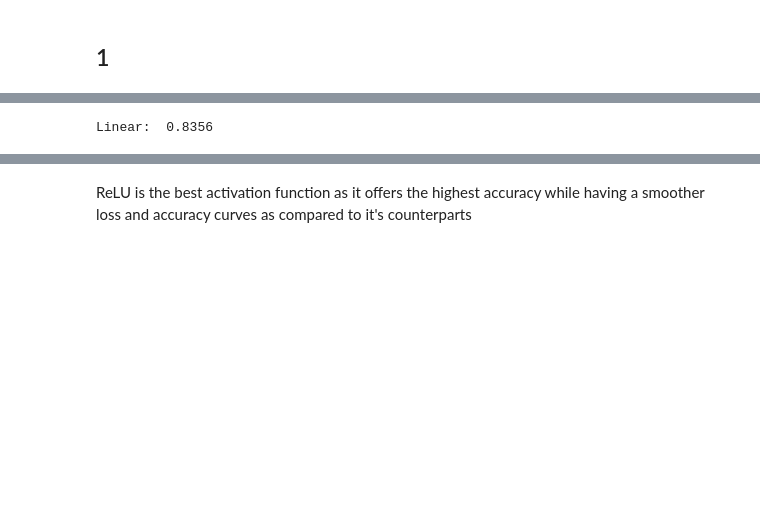
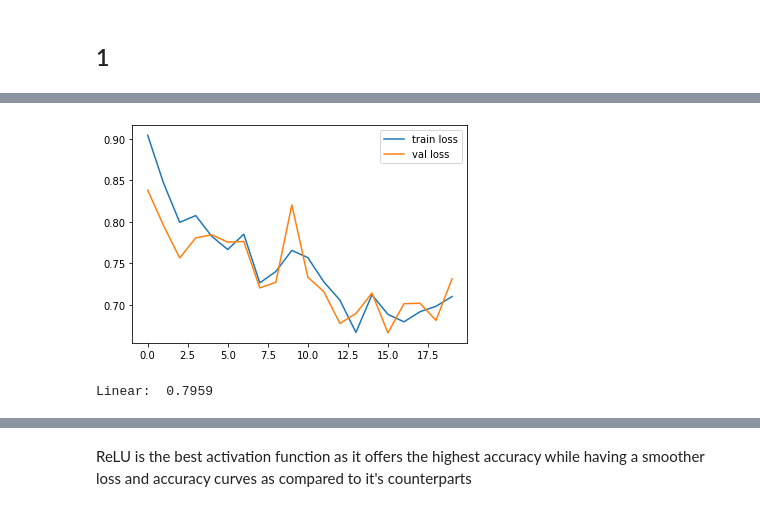
Before and after one commit to aflah02/ML_Assignments, a Jupyter notebook: Assignment 3/C.ipynb, the cells around one changed output, grey strips where cells are left out. Drawn from its saved outputs; the diff is of its cells as text; code cells hidden in the pictures; blank space fills up the shorter version.

```diff
--- a/Assignment 3/C.ipynb
+++ b/Assignment 3/C.ipynb
@@ -63,12 +95,19 @@ plot_curves(mlp_relu)
 # %%
-# mlp_tanh = MLPClassifier(hidden_layer_sizes=(256, 32), activation='tanh', batch_size=64, validation_fraction=0.15, random_state=1, early_stopping=True)
-# mlp_tanh.fit(trainX, trainy)
+mlp_tanh = MLPClassifier(hidden_layer_sizes=(256, 32), activation='tanh', batch_size=64, validation_fraction=0.15, random_state=1)
 
-# filename = 'mlp_tanh.sav'
-# pickle.dump(mlp_tanh, open(f'Model_Saves/{filename}', 'wb'))
+mlp_tanh, train_loss_tanh, validation_loss_tanh = train_model(mlp_tanh, 200)
+
+filename = 'mlp_tanh.sav'
+pickle.dump(mlp_tanh, open(f'Model_Saves/{filename}', 'wb'))
+
+filename = 'mlp_tanh_losses.sav'
+pickle.dump((train_loss_tanh, validation_loss_tanh), open(f'Model_Saves/{filename}', 'wb'))
 
 # Load the model
 mlp_tanh = pickle.load(open('Model_Saves/mlp_tanh.sav', 'rb'))
 
+# Load the losses
+train_loss_tanh, validation_loss_tanh = pickle.load(open('Model_Saves/mlp_tanh_losses.sav', 'rb'))
+
 print("Accuracy with Tanh Activation: ", mlp_tanh.score(testX, testy))
 # %% [output]
@@ -81,14 +115,26 @@ plot_curves(mlp_tanh)
+# %%
+plot_curves(train_loss_tanh, validation_loss_tanh)
+# %% [output]
+[figure, added]
 # %%
-# mlp_linear = MLPClassifier(hidden_layer_sizes=(256, 32), activation='identity', batch_size=64, validation_fraction=0.15, random_state=1, early_stopping=True)
-# mlp_linear.fit(trainX, trainy)
+mlp_linear = MLPClassifier(hidden_layer_sizes=(256, 32), activation='identity', batch_size=64, validation_fraction=0.15, random_state=1)
 
-# # Save the model
-# filename = 'mlp_linear.sav'
-# pickle.dump(mlp_linear, open(f'Model_Saves/{filename}', 'wb'))
+mlp_linear, train_loss_linear, validation_loss_linear = train_model(mlp_linear, 200)
+
+# Save the model
+filename = 'mlp_linear.sav'
+pickle.dump(mlp_linear, open(f'Model_Saves/{filename}', 'wb'))
+
+# Save the losses
+filename = 'mlp_linear_losses.sav'
+pickle.dump((train_loss_linear, validation_loss_linear), open(f'Model_Saves/{filename}', 'wb'))
 
 # Load the Model
 mlp_linear = pickle.load(open('Model_Saves/mlp_linear.sav', 'rb'))
 
+# Load the losses
+train_loss_linear, validation_loss_linear = pickle.load(open('Model_Saves/mlp_linear_losses.sav', 'rb'))
+
 print("Linear: ", mlp_linear.score(testX, testy))
 # %% [output]
-Linear:  0.8356
+Linear:  0.7959
```
Also changed, not shown: parts of 38 cells of this notebook, 14 other files.
